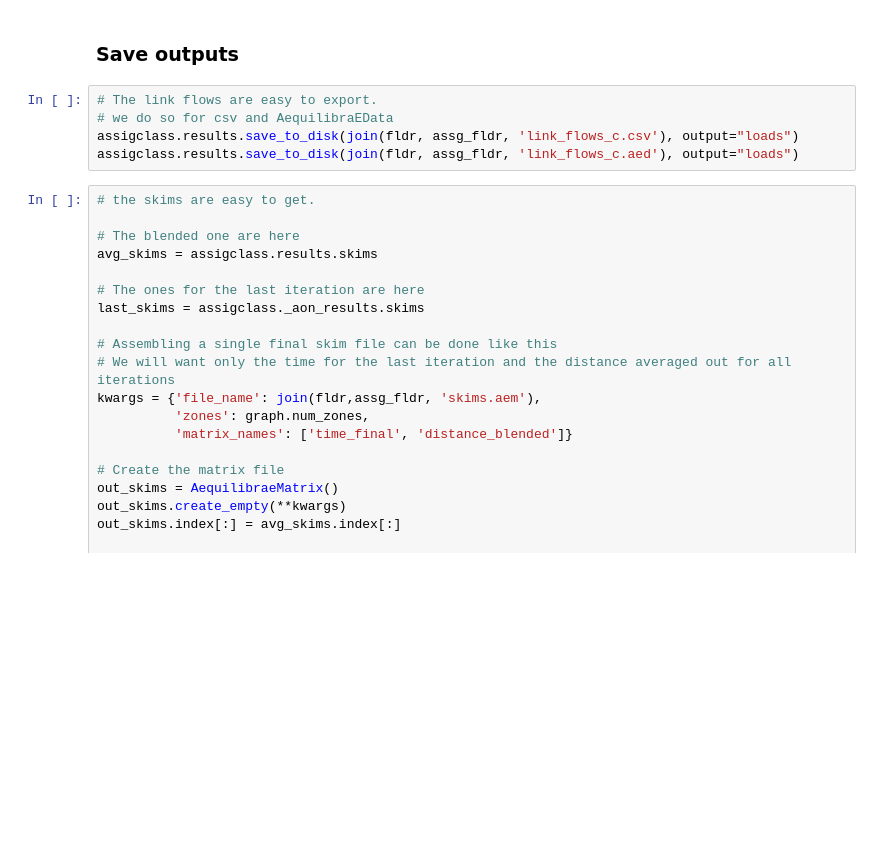
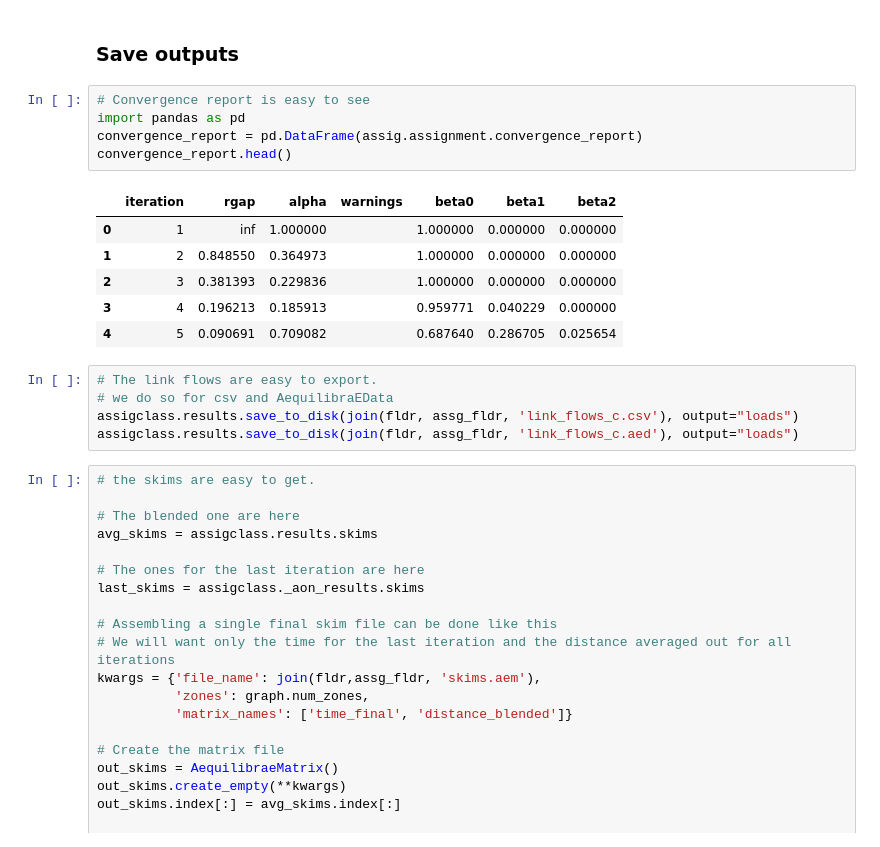
Before and after one commit to AequilibraE/aequilibrae, a Jupyter notebook: docs/source/SiouxFalls.ipynb, the cells around one changed output. Drawn from its saved outputs; the diff is of its cells as text; blank space fills up the shorter version.

Commit message:
Updates documentation to include convergence report

```diff
--- a/docs/source/SiouxFalls.ipynb
+++ b/docs/source/SiouxFalls.ipynb
@@ -211,5 +219,17 @@ assig.execute() # we then execute the assignment
 # %% [markdown]
 ### Save outputs
+# %%
+# Convergence report is easy to see
+import pandas as pd
+convergence_report = pd.DataFrame(assig.assignment.convergence_report)
+convergence_report.head()
+# %% [output]
+|  | iteration | rgap | alpha | warnings | beta0 | beta1 | beta2 |
+| 0 | 1 | inf | 1.000000 |  | 1.000000 | 0.000000 | 0.000000 |
+| 1 | 2 | 0.848550 | 0.364973 |  | 1.000000 | 0.000000 | 0.000000 |
+| 2 | 3 | 0.381393 | 0.229836 |  | 1.000000 | 0.000000 | 0.000000 |
+| 3 | 4 | 0.196213 | 0.185913 |  | 0.959771 | 0.040229 | 0.000000 |
+| 4 | 5 | 0.090691 | 0.709082 |  | 0.687640 | 0.286705 | 0.025654 |
 # %%
 # The link flows are easy to export.
 # we do so for csv and AequilibraEData
```
Also changed, not shown: parts of 11 cells of this notebook, 2 other files.
